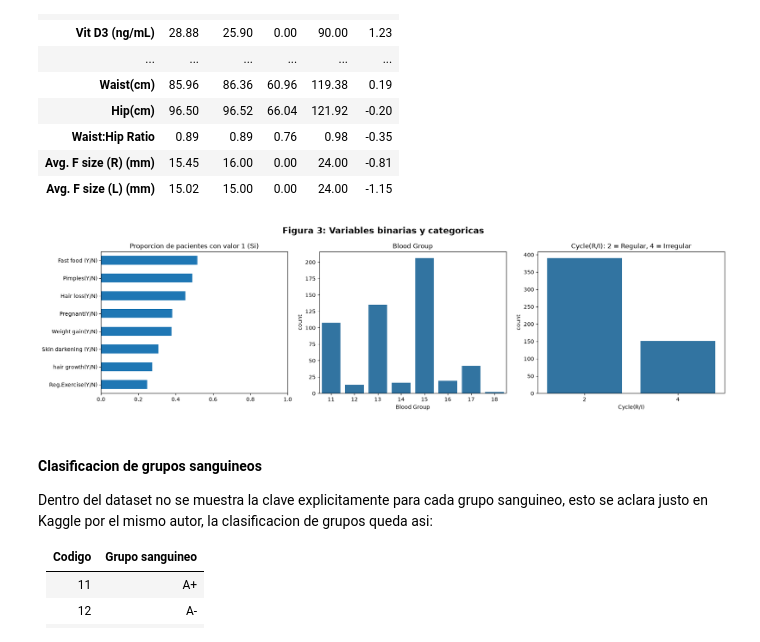
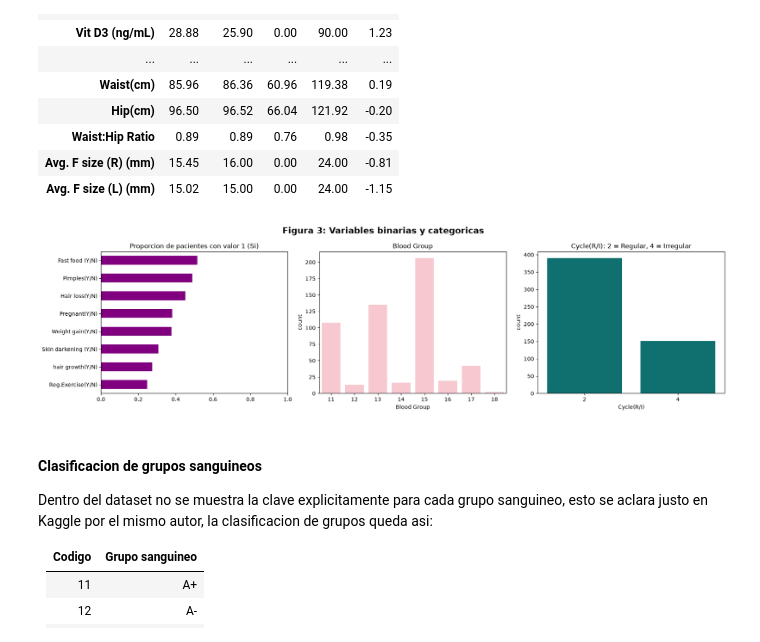
Before and after one commit to Elsarabia15/ICD-2026, a Jupyter notebook: Practicas/Practica-2/Practica-II.ipynb, the cells around one changed output. Drawn from its saved outputs; the diff is of its cells as text; code cells hidden in the pictures.

```diff
--- a/Practicas/Practica-2/Practica-II.ipynb
+++ b/Practicas/Practica-2/Practica-II.ipynb
@@ -751,23 +751,23 @@ asimetria.sort_values("skew", ascending=False)
 # %%
 fig, axes = plt.subplots(1, 3, figsize=(18, 5))
 
 proporciones = df[[c for c in binarias if c != "PCOS (Y/N)"]].mean().sort_values()
-proporciones.plot(kind="barh", ax=axes[0])
+proporciones.plot(kind="barh", ax=axes[0], color="purple")
 axes[0].set_title("Proporcion de pacientes con valor 1 (Si)")
 axes[0].set_xlim(0, 1)
 
-sns.countplot(data=df, x="Blood Group", ax=axes[1])
+sns.countplot(data=df, x="Blood Group", ax=axes[1], color="pink")
 axes[1].set_title("Blood Group")
 
-sns.countplot(data=df, x="Cycle(R/I)", ax=axes[2])
+sns.countplot(data=df, x="Cycle(R/I)", ax=axes[2], color="teal")
 axes[2].set_title("Cycle(R/I): 2 = Regular, 4 = Irregular")
 
 fig.suptitle("Figura 3: Variables binarias y categoricas", fontsize=16, fontweight="bold")
 plt.tight_layout()
 plt.savefig("Images/Figura 3 - Variables binarias y categoricas.png", dpi=150, bbox_inches="tight")
 plt.show()
 # %% [output]
-[figure, old version]
+[figure, new version]
 # %% [markdown]
 #### Clasificacion de grupos sanguineos
 
```
Also changed, not shown: parts of 5 cells of this notebook.
